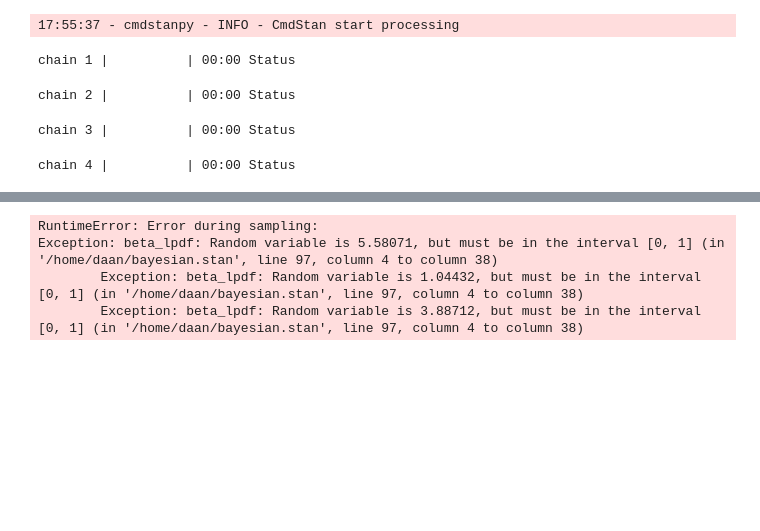
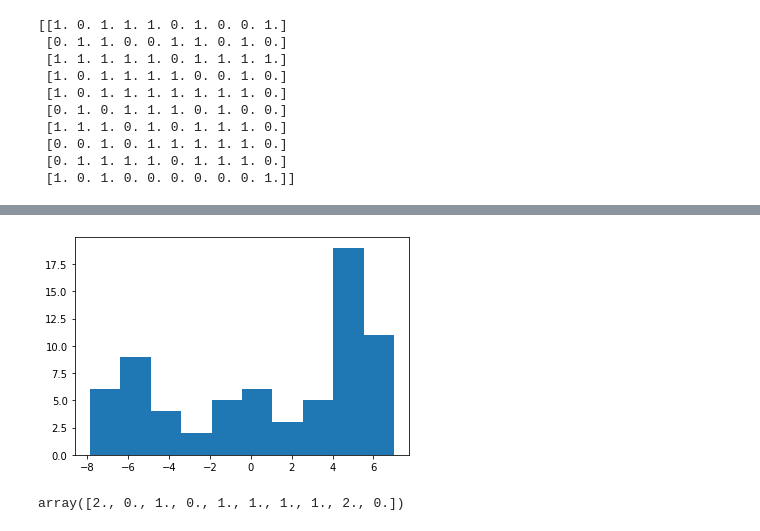
Before and after one commit to richilazza99/bayesian-project, a Jupyter notebook: mcmc_algo.ipynb, the cells around one changed output, grey strips where cells are left out. Cells and saved outputs as stored; diff of their text form; code cells hidden in the pictures; blank space fills up the shorter version.

Commit message:
generating data with sense and using uniform for autoregressive coefficients

```diff
--- a/mcmc_algo.ipynb
+++ b/mcmc_algo.ipynb
@@ -159,19 +162,38 @@ dp_mix = CmdStanModel(stan_file=stan_file)
 I = 10
 T = 7
 P = 3
+means = np.array([-5, 0, 5]) #vector of possible mean
 y = np.zeros(I*T)
-X = np.ones((I*T,P+1))
-mu_0 = np.ones(P+1)
-mu_w_1 = np.ones(I)
-W_raw = np.ones((I,I))
-Sigma_0 = np.eye(P+1)
+true_clus_allocs = np.zeros(I) #cluster of each areal allocation
+for i in range(1,I+1): #for each areal location
+    true_clus = np.random.choice(np.arange(3), size=1) #choose a cluster randomly between (1,2,3)
+    true_clus_allocs[i-1] = true_clus #save the cluster choosen
+    y[T*(i-1):T*i] = np.random.normal(loc=means[true_clus],size= T) #sample for all the time from the cluster choosen
+    # this are the data related to areal i for all time until T
+plt.hist(y)
+
+X = np.ones((I*T,P+1)) # in this way the first column is made by one
+for i in range(I*T):
+   X[i,1:] = np.random.normal(loc=1,size= P) #the other P covariates are choosen randomly
+
+
+mu_0 = np.zeros(P+1) #as in the paper
+mu_w_1 = np.zeros(I) #as in the paper
+
+W_raw = np.eye(I) #proximity matrix, ones in the diagonal, symm, just made by 1 or 0
+for i in range(I):
+    for j in range(i):
+        W_raw[i,j] = np.random.binomial(size=1, n=1, p= 0.5) #choosen rand from a bernoulli
+        W_raw[j,i] = W_raw[i,j] #it has to be symm
+
+Sigma_0 = np.eye(P+1) #covariance matrix
 
 
 data = {
     "I": I,
     "T": T,
     "P": P,
-    "H": 4,
+    "H": 10,
     "y": y,
     "X": X,
     "W_raw": W_raw,
@@ -184,16 +206,17 @@ data = {
     "b_tau2": 2,
     "a_sigma2": 3,
     "b_sigma2": 2,
-    "alpha_rho": 1,
-    "beta_rho": 1,
-    "alpha_xi": 2,
-    "beta_xi": 2
+    "alpha_rho": 5,
+    "beta_rho": 1
 }
-
-fit = dp_mix.sample(data)
 # %% [output]
-17:55:37 - cmdstanpy - INFO - CmdStan start processing
+[[1. 0. 1. 1. 1. 0. 1. 0. 0. 1.]
+ [0. 1. 1. 0. 0. 1. 1. 0. 1. 0.]
+ [1. 1. 1. 1. 1. 0. 1. 1. 1. 1.]
+ [1. 0. 1. 1. 1. 1. 0. 0. 1. 0.]
+ [1. 0. 1. 1. 1. 1. 1. 1. 1. 0.]
+ [0. 1. 0. 1. 1. 1. 0. 1. 0. 0.]
+ [1. 1. 1. 0. 1. 0. 1. 1. 1. 0.]
+ [0. 0. 1. 0. 1. 1. 1. 1. 1. 0.]
+ [0. 1. 1. 1. 1. 0. 1. 1. 1. 0.]
+ [1. 0. 1. 0. 0. 0. 0. 0. 0. 1.]]
-chain 1 |          | 00:00 Status
-chain 2 |          | 00:00 Status
-chain 3 |          | 00:00 Status
-chain 4 |          | 00:00 Status
@@ -205,4 +223,5 @@ chain 4 |          | 00:00 Status
-RuntimeError: Error during sampling:
-Exception: beta_lpdf: Random variable is 5.58071, but must be in the interval [0, 1] (in '/home/daan/bayesian.stan', line 97, column 4 to column 38)
-        Exception: beta_lpdf: Random variable is 1.04432, but must be in the interval [0, 1] (in '/home/daan/bayesian.stan', line 97, column 4 to column 38)
-        Exception: beta_lpdf: Random variable is 3.88712, but must be in the interval [0, 1] (in '/home/daan/bayesian.stan', line 97, column 4 to column 38)
+[figure, added]
+# %%
+true_clus_allocs
+# %% [output]
+array([2., 0., 1., 0., 1., 1., 1., 1., 2., 0.])
```
Also changed, not shown: parts of 3 cells of this notebook, 5 other files.
